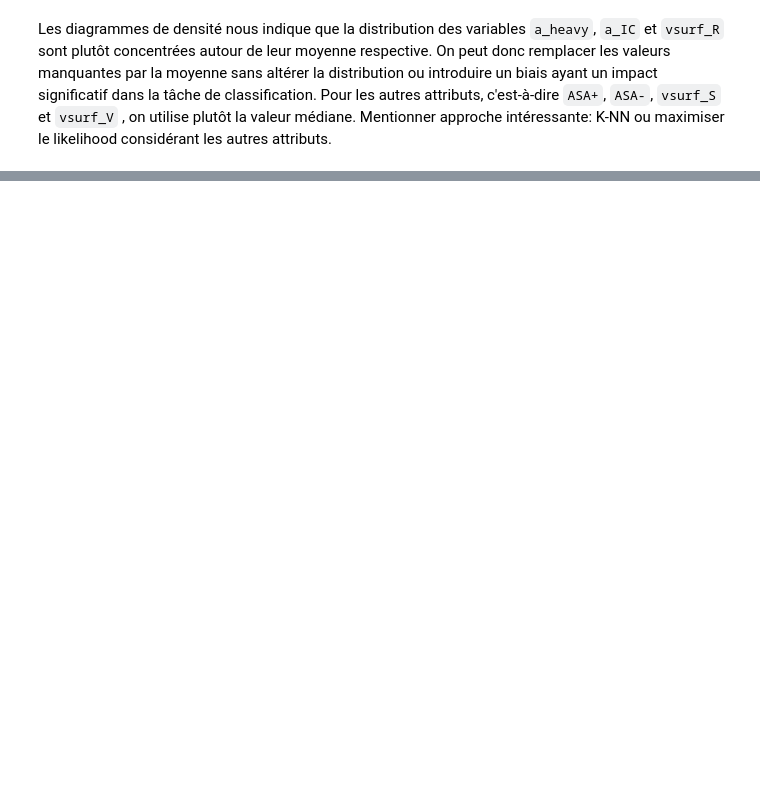
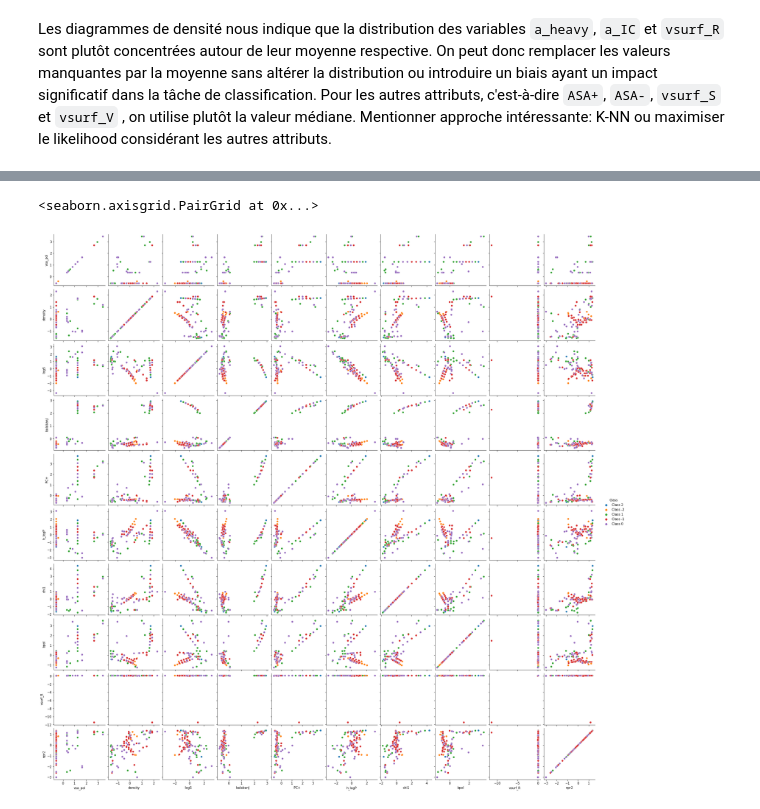
Before and after one commit to ireydiak/fraud_detection, a Jupyter notebook: tp1_v1.ipynb, the cells around one changed output, grey strips where cells are left out. Cells and saved outputs as stored; diff of their text form; code cells hidden in the pictures; blank space fills up the shorter version.

```diff
--- a/tp1_v1.ipynb
+++ b/tp1_v1.ipynb
@@ -151,0 +280,8 @@ On peut maintenant évaluer la matrice de variance-covariance entre les attribut
+# %%
+from catboost import CatBoostClassifier
+
+clf = CatBoostClassifier(verbose=False)
+clf.fit(X_scaled, y)
+ind = np.argpartition(clf.feature_importances_, -10)[-10:]
+features_c = list(df.columns[ind])
+features_c
@@ -151,0 +299,8 @@ On peut maintenant évaluer la matrice de variance-covariance entre les attribut
+# %%
+from xgboost import XGBClassifier
+
+clf = XGBClassifier()
+clf.fit(X_scaled, y)
+ind = np.argpartition(clf.feature_importances_, -10)[-10:]
+features_d = list(df.columns[ind])
+features_d
@@ -151,0 +319,14 @@ On peut maintenant évaluer la matrice de variance-covariance entre les attribut
+# %%
+from collections import defaultdict, OrderedDict, Counter
+
+def default_value():
+    return 0
+
+all_features = features_a + features_b + features_c + features_d
+features_dict = Counter(all_features)
+
+features_df = pd.DataFrame(
+    list(zip(features_dict.keys(), features_dict.values())),
+    columns=["Attribut", "Décompte"]
+).sort_values(ascending=False, by="Décompte")
+features_df
@@ -151,0 +481,7 @@ On peut maintenant évaluer la matrice de variance-covariance entre les attribut
+# %%
+#c = ["VAdjEq", "a_count", "PC-", "SMR", "SlogP", "mr", "h_logS", "apol", "a_hyd", "a_heavy"]
+df_subset = df_scaled.loc[:, selected_features + ["Class"]]
+sns.pairplot(df_subset.reset_index(), hue="Class", diag_kind=None)
+# %% [output]
+<seaborn.axisgrid.PairGrid at 0x...>
+[figure, added]
```
Also changed, not shown: parts of 42 cells of this notebook.
